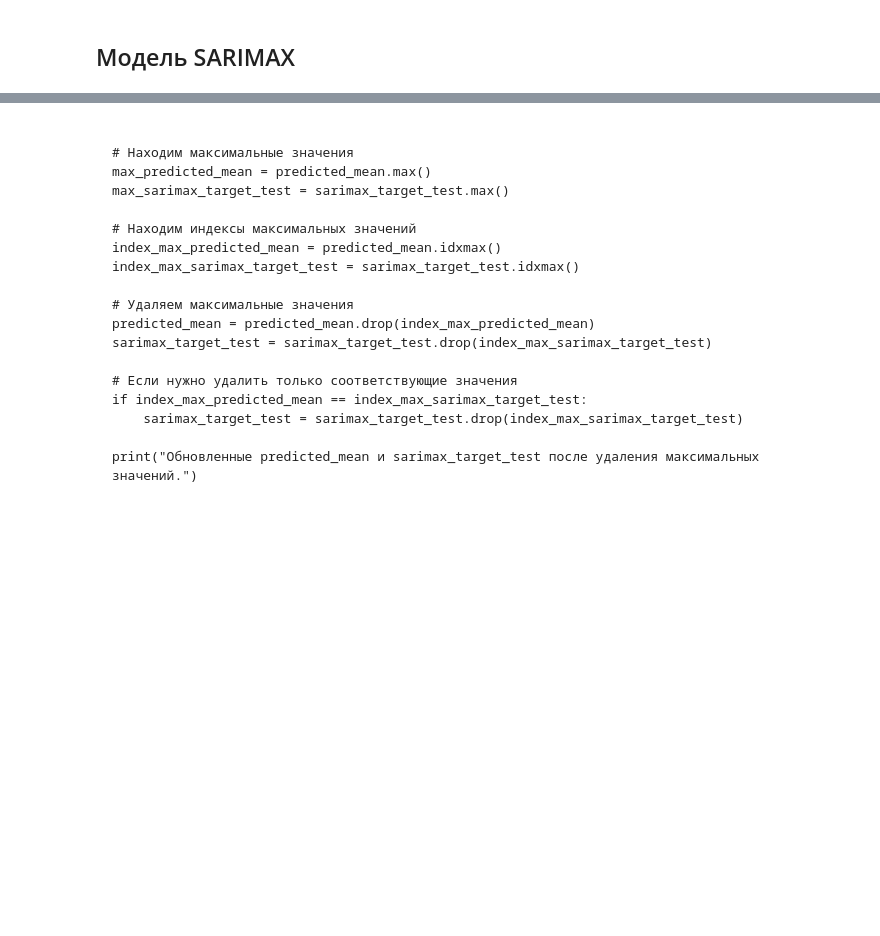
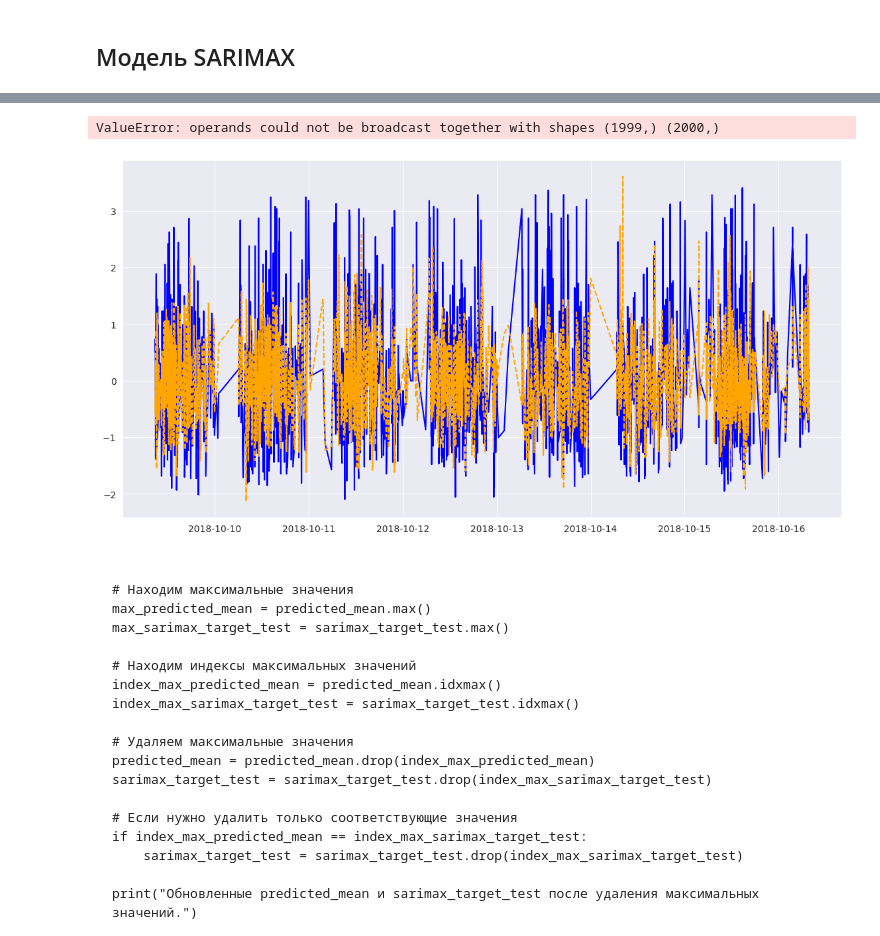
Before and after one commit to CodeHunterOfficial/AI_DataMining, a Jupyter notebook: Прогнозирование_временных_рядов_12_10_2024.ipynb, the cells around one changed output, grey strips where cells are left out. Drawn from its saved outputs; the diff is of its cells as text; code cells hidden in the pictures; blank space fills up the shorter version.

```diff
--- a/Прогнозирование_временных_рядов_12_10_2024.ipynb
+++ b/Прогнозирование_временных_рядов_12_10_2024.ipynb
@@ -2287,3 +2337,22 @@ plt.show()
+# %%
+import matplotlib.pyplot as plt
+
+# Визуализация прогнозов для SARIMAX
+plt.figure(figsize=(14, 7))
+plt.plot(sarimax_target_test.index, sarimax_target_test, label='Истинные цены', color='blue')
+plt.plot(sarimax_target_test.index, predicted_mean, label='Прогнозируемые цены (SARIMAX)', color='orange', linestyle='--')
+plt.fill_between(sarimax_target_test.index,
+                 predicted_ci.iloc[:, 0],
+                 predicted_ci.iloc[:, 1],
+                 color='gray', alpha=0.5, label='Доверительный интервал')
+plt.title('SARIMAX Модель: Истинные vs Прогнозируемые цены')
+plt.xlabel('Индекс')
+plt.ylabel('Цены')
+plt.legend()
+plt.show()
+# %% [output]
+ValueError: operands could not be broadcast together with shapes (1999,) (2000,)
+[figure, added]
 # %% [markdown]
 
 
```
Also changed, not shown: parts of 2 cells of this notebook.
